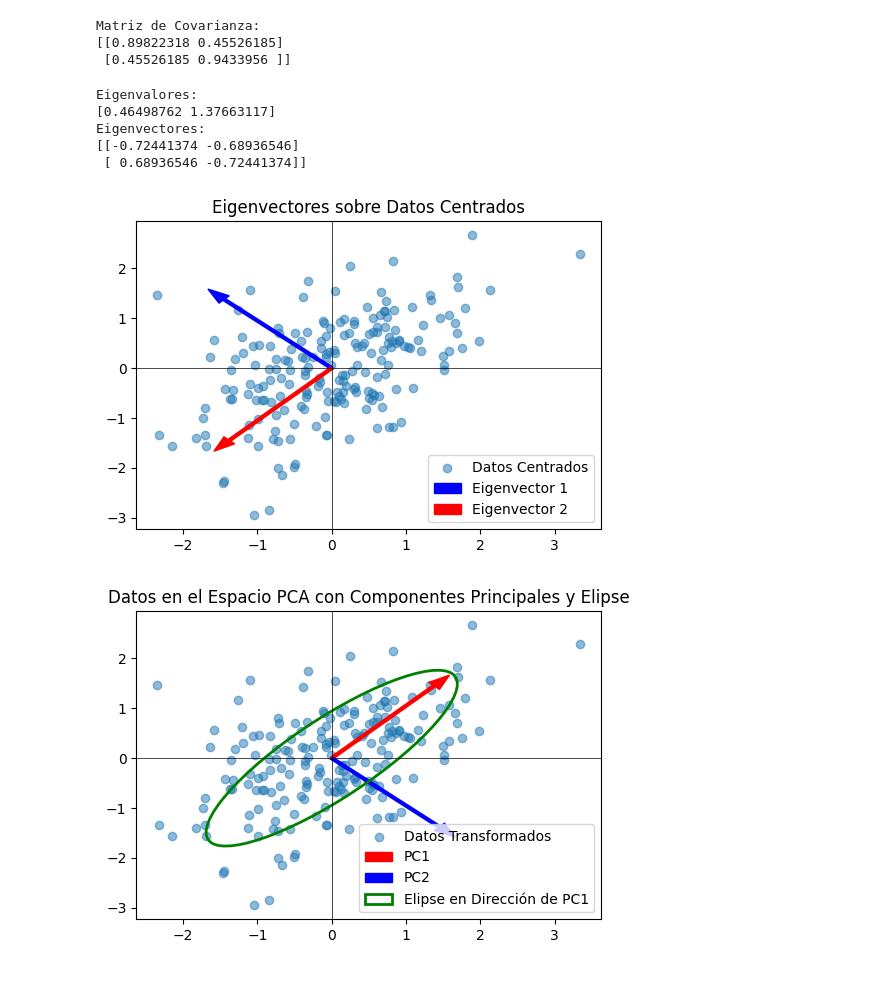
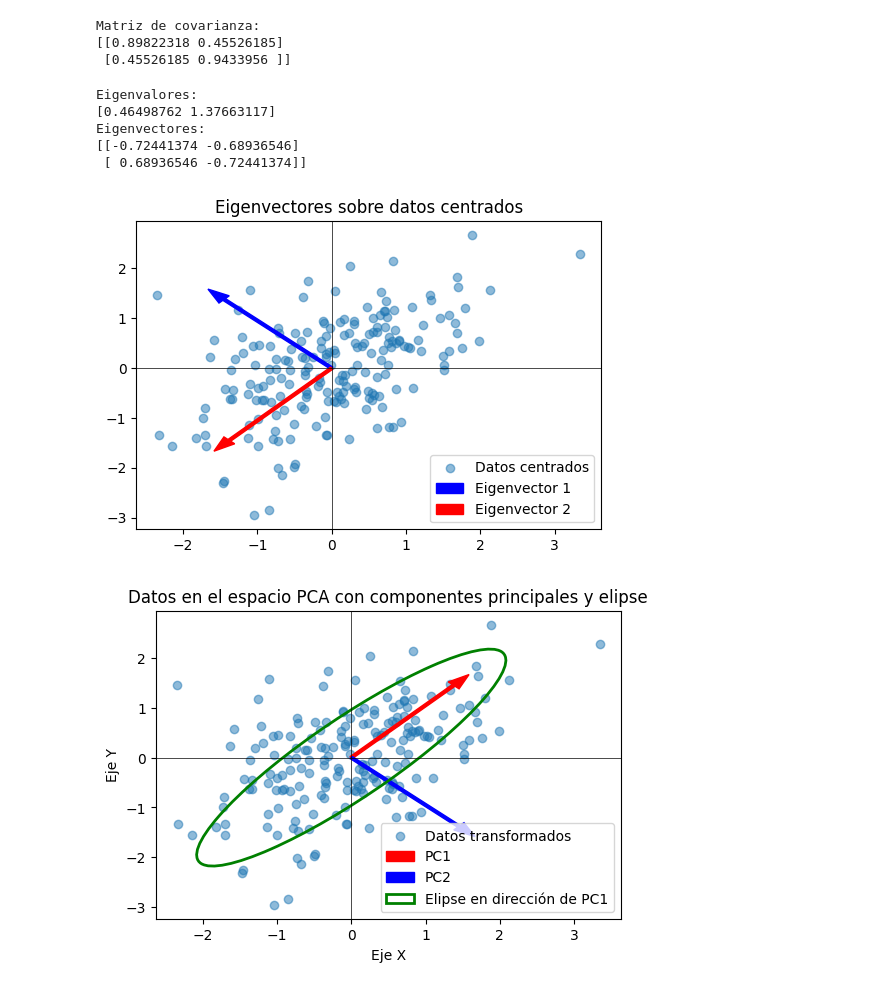
Before and after one commit to RolandoOrtizHerbas/Proyecto-I-y-II-MatUNADM, a Jupyter notebook: Programas_Scripts_Jupiter/PCAOOKK.ipynb, the cells around one changed output. Saved outputs shown, nothing was run; the diff lists cells and outputs as text; code cells hidden in the pictures.

```diff
--- a/Programas_Scripts_Jupiter/PCAOOKK.ipynb
+++ b/Programas_Scripts_Jupiter/PCAOOKK.ipynb
@@ -41,10 +45,10 @@ plt.show()
 # %%
 # Calcular la matriz de covarianza
 cov_matrix = np.cov(data_centered, rowvar=False)
-print("Matriz de Covarianza:")
+print("Matriz de covarianza:")
 print(cov_matrix)
 # %% [output]
-Matriz de Covarianza:
+Matriz de covarianza:
 [[0.89822318 0.45526185]
  [0.45526185 0.9433956 ]]
 # %%
@@ -57,13 +61,13 @@ print(eigvecs)
 
 # Gráfica de eigenvectores sobre los datos centrados
 plt.figure(figsize=(6, 4))
-plt.scatter(data_centered[:, 0], data_centered[:, 1], alpha=0.5, label="Datos Centrados")
+plt.scatter(data_centered[:, 0], data_centered[:, 1], alpha=0.5, label="Datos centrados")
 plt.axhline(0, color='black', linewidth=0.5)
 plt.axvline(0, color='black', linewidth=0.5)
 for i in range(len(eigvals)):
     plt.arrow(0, 0, eigvecs[0, i] * 2, eigvecs[1, i] * 2, color=['blue', 'red'][i], width=0.05, head_width=0.2, label=f"Eigenvector {i+1}")
 
-plt.title("Eigenvectores sobre Datos Centrados")
+plt.title("Eigenvectores sobre datos centrados")
 plt.legend()
 plt.show()
 # %% [output]
@@ -72,38 +76,40 @@ Eigenvalores:
 Eigenvectores:
 [[-0.72441374 -0.68936546]
  [ 0.68936546 -0.72441374]]
-[figure, old version]
+[figure, new version]
 # %%
 # Aplicar PCA
 pca = PCA(n_components=2)
 pca.fit(data_centered)
 data_pca = pca.transform(data_centered)
 
 # Obtener los vectores de los componentes principales
 components = pca.components_
 mean_centered = np.mean(data_centered, axis=0)
 explained_variances = pca.explained_variance_
 
 # Gráfica 3: Datos en el espacio de los componentes principales con vectores y elipse
 plt.figure(figsize=(6, 4))
-plt.scatter(data_centered[:, 0], data_centered[:, 1], alpha=0.5, label="Datos Transformados")
+plt.scatter(data_centered[:, 0], data_centered[:, 1], alpha=0.5, label="Datos transformados")
 plt.axhline(0, color='black', linewidth=0.5)
 plt.axvline(0, color='black', linewidth=0.5)
 for i, comp in enumerate(components):
     plt.arrow(mean_centered[0], mean_centered[1], comp[0]*2, comp[1]*2,
               color=['red', 'blue'][i], width=0.05, head_width=0.2, label=f"PC{i+1}")
 
 # Dibujar la elipse en la dirección de PC1
 angle = np.degrees(np.arctan2(components[0, 1], components[0, 0]))
-ellipse = Ellipse(xy=(0, 0), width=4*np.sqrt(explained_variances[0]), height=2*np.sqrt(explained_variances[1]),
-                  angle=angle, edgecolor='green', facecolor='none', linewidth=2, label="Elipse en Dirección de PC1")
+ellipse = Ellipse(xy=(0, 0), width=5*np.sqrt(explained_variances[0]), height=2*np.sqrt(explained_variances[1]),
+                  angle=angle, edgecolor='green', facecolor='none', linewidth=2, label="Elipse en dirección de PC1")
 plt.gca().add_patch(ellipse)
 
-plt.title("Datos en el Espacio PCA con Componentes Principales y Elipse")
+plt.title("Datos en el espacio PCA con componentes principales y elipse")
+plt.xlabel("Eje X")  # Nombre del eje X
+plt.ylabel("Eje Y")  # Nombre del eje Y
 plt.legend()
 plt.show()
 # %% [output]
-[figure, old version]
+[figure, new version]
 # %%
 # Gráfica intermedia: Datos rotados para que PC1 coincida con el eje X
 plt.figure(figsize=(6, 4))
```
Also changed, not shown: parts of 6 cells of this notebook, 42 other files.
